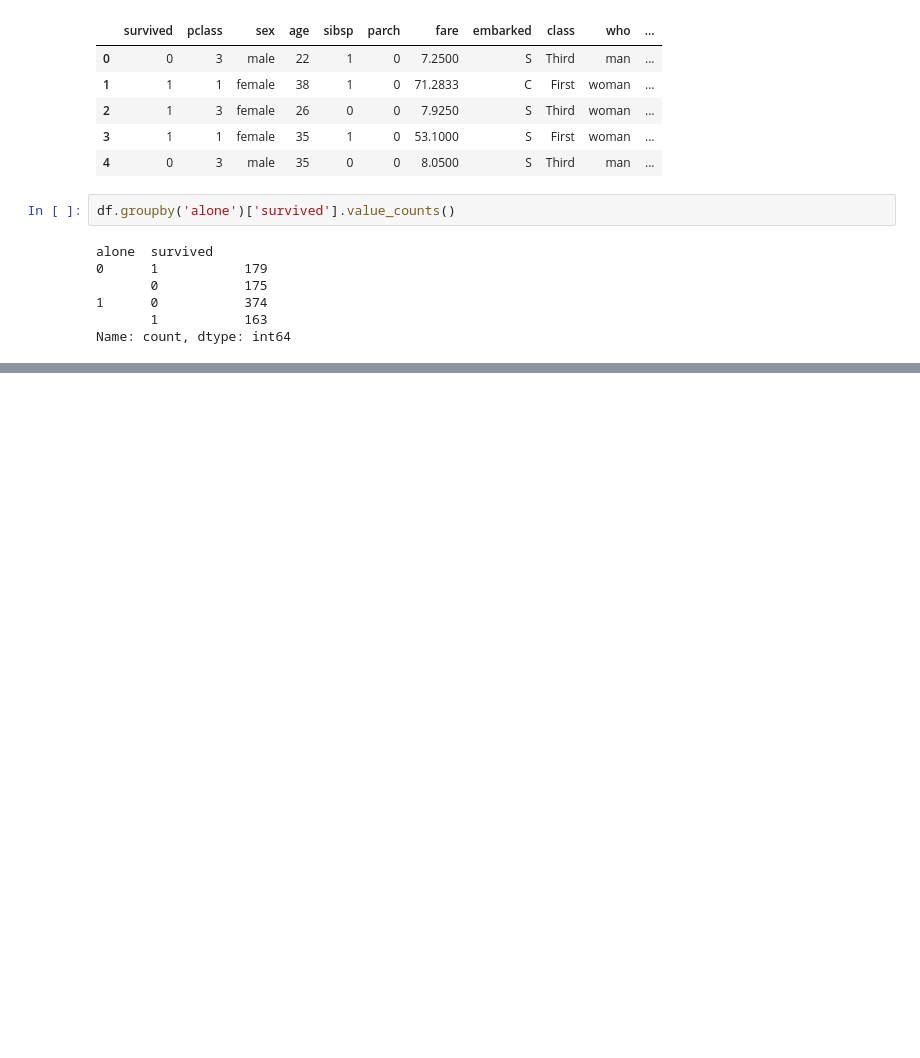
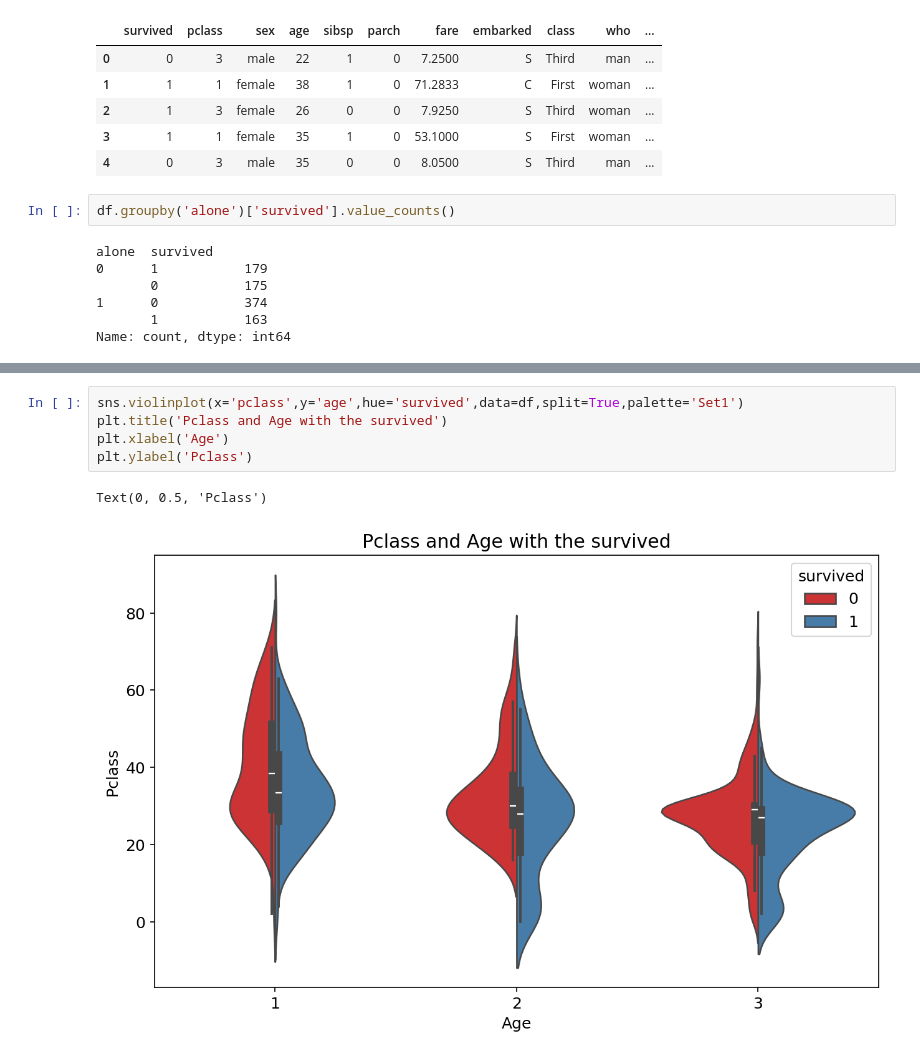
Before and after one commit to Jawad-Muzafar/EDA, a Jupyter notebook: Titanic/eda.ipynb, the cells around one changed output, grey strips where cells are left out. Cells and saved outputs as stored; diff of their text form; blank space fills up the shorter version.

```diff
--- a/Titanic/eda.ipynb
+++ b/Titanic/eda.ipynb
@@ -942,0 +988,8 @@ sns.countplot(x='alone',hue='survived',data=df,palette='Set1')
+# %%
+sns.violinplot(x='pclass',y='age',hue='survived',data=df,split=True,palette='Set1')
+plt.title('Pclass and Age with the survived')
+plt.xlabel('Age')
+plt.ylabel('Pclass')
+# %% [output]
+Text(0, 0.5, 'Pclass')
+[figure, added]
```
Also changed, not shown: parts of 37 cells of this notebook.
